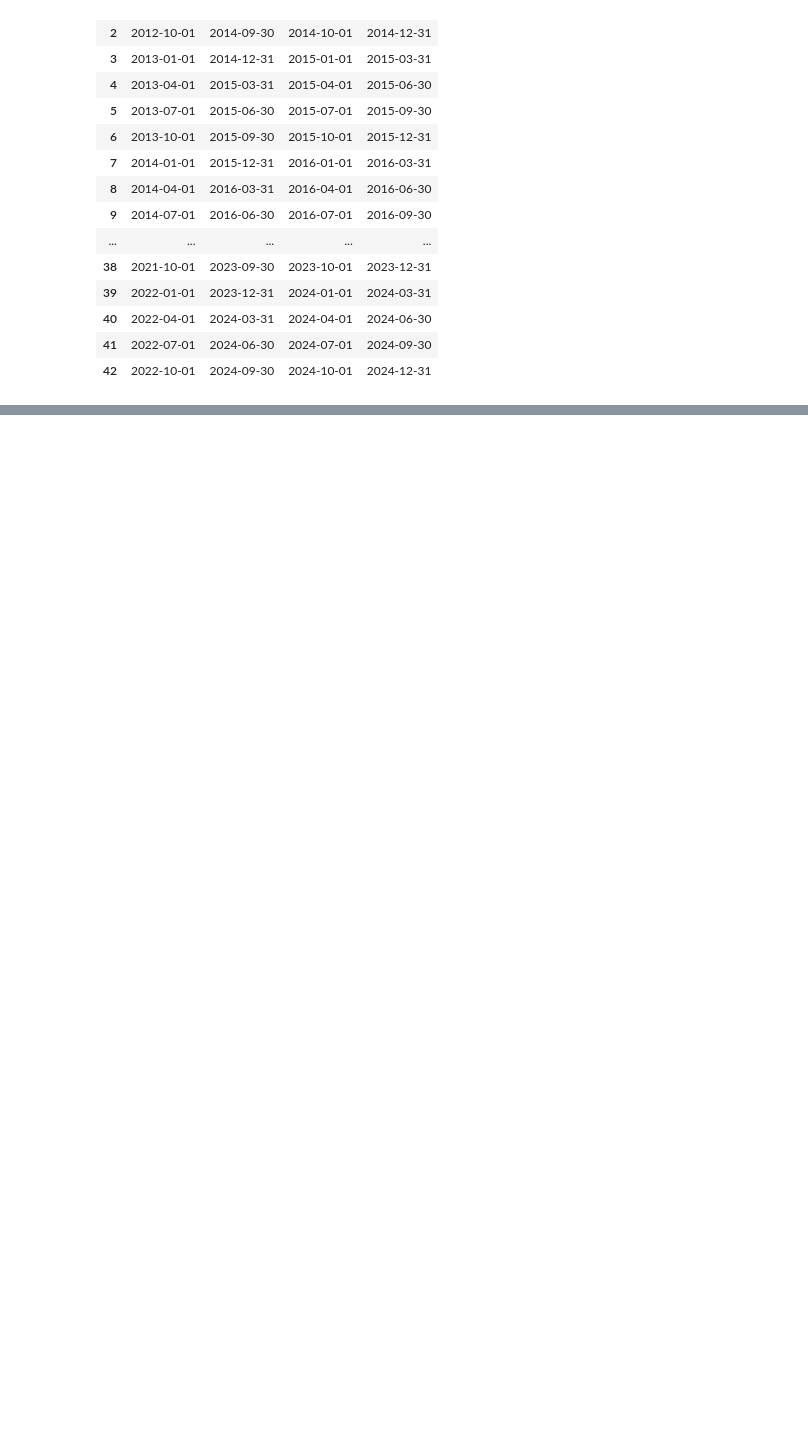
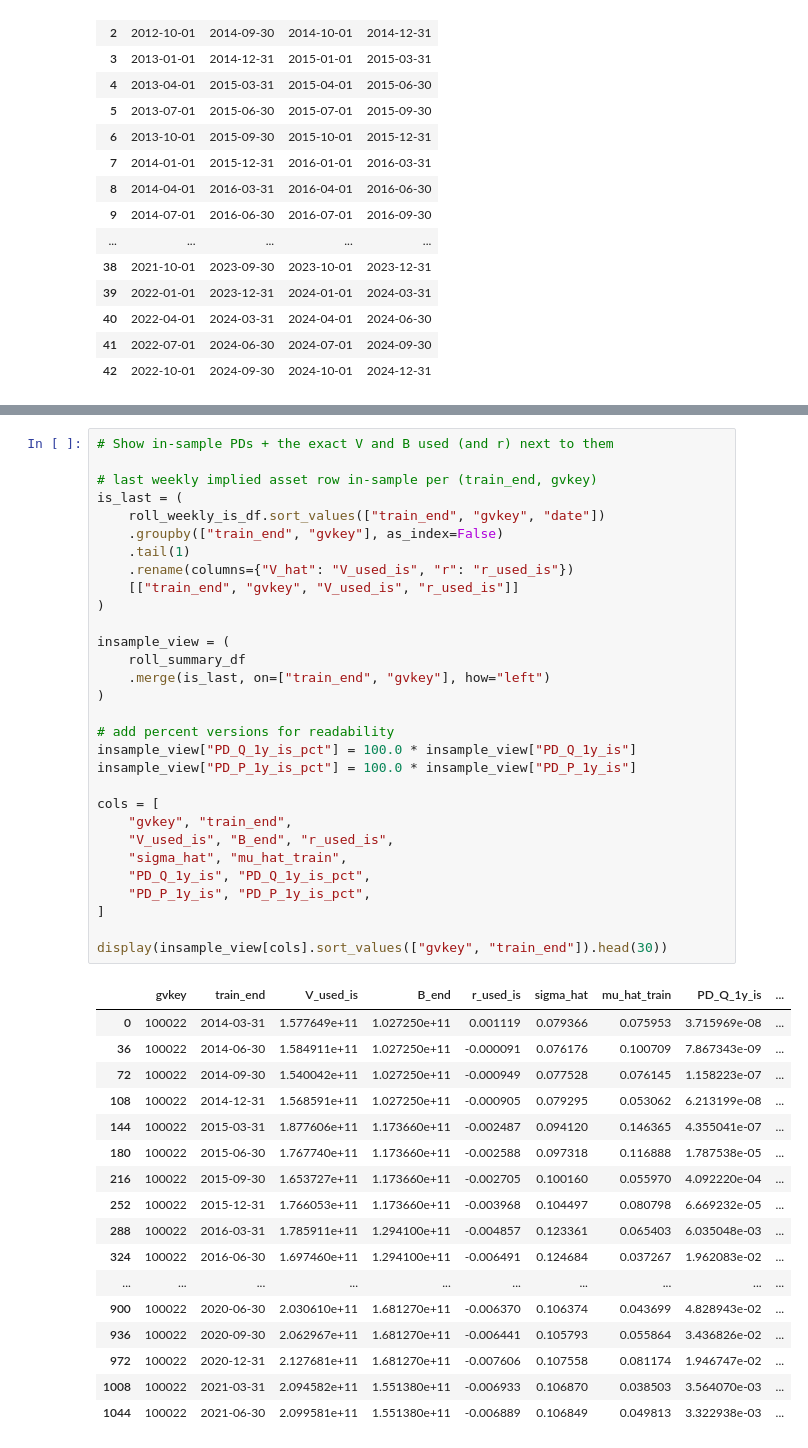
Before and after one commit to keenanveronica/Merton_NIGbayesian, a Jupyter notebook: merton_rolling_afonso.ipynb, the cells around one changed output, grey strips where cells are left out. Drawn from its saved outputs; the diff is of its cells as text; blank space fills up the shorter version.

```diff
--- a/merton_rolling_afonso.ipynb
+++ b/merton_rolling_afonso.ipynb
@@ -618,0 +635,48 @@ Name: sigma_hat, dtype: float64
+# %%
+# Show in-sample PDs + the exact V and B used (and r) next to them
+
+# last weekly implied asset row in-sample per (train_end, gvkey)
+is_last = (
+    roll_weekly_is_df.sort_values(["train_end", "gvkey", "date"])
+    .groupby(["train_end", "gvkey"], as_index=False)
+    .tail(1)
+    .rename(columns={"V_hat": "V_used_is", "r": "r_used_is"})
+    [["train_end", "gvkey", "V_used_is", "r_used_is"]]
+)
+
+insample_view = (
+    roll_summary_df
+    .merge(is_last, on=["train_end", "gvkey"], how="left")
+)
+
+# add percent versions for readability
+insample_view["PD_Q_1y_is_pct"] = 100.0 * insample_view["PD_Q_1y_is"]
+insample_view["PD_P_1y_is_pct"] = 100.0 * insample_view["PD_P_1y_is"]
+
+cols = [
+    "gvkey", "train_end",
+    "V_used_is", "B_end", "r_used_is",
+    "sigma_hat", "mu_hat_train",
+    "PD_Q_1y_is", "PD_Q_1y_is_pct",
+    "PD_P_1y_is", "PD_P_1y_is_pct",
+]
+
+display(insample_view[cols].sort_values(["gvkey", "train_end"]).head(30))
+# %% [output]
+|  | gvkey | train_end | V_used_is | B_end | r_used_is | sigma_hat | mu_hat_train | PD_Q_1y_is | ... |
+| 0 | 100022 | 2014-03-31 | 1.577649e+11 | 1.027250e+11 | 0.001119 | 0.079366 | 0.075953 | 3.715969e-08 | ... |
+| 36 | 100022 | 2014-06-30 | 1.584911e+11 | 1.027250e+11 | -0.000091 | 0.076176 | 0.100709 | 7.867343e-09 | ... |
+| 72 | 100022 | 2014-09-30 | 1.540042e+11 | 1.027250e+11 | -0.000949 | 0.077528 | 0.076145 | 1.158223e-07 | ... |
+| 108 | 100022 | 2014-12-31 | 1.568591e+11 | 1.027250e+11 | -0.000905 | 0.079295 | 0.053062 | 6.213199e-08 | ... |
+| 144 | 100022 | 2015-03-31 | 1.877606e+11 | 1.173660e+11 | -0.002487 | 0.094120 | 0.146365 | 4.355041e-07 | ... |
+| 180 | 100022 | 2015-06-30 | 1.767740e+11 | 1.173660e+11 | -0.002588 | 0.097318 | 0.116888 | 1.787538e-05 | ... |
+| 216 | 100022 | 2015-09-30 | 1.653727e+11 | 1.173660e+11 | -0.002705 | 0.100160 | 0.055970 | 4.092220e-04 | ... |
+| 252 | 100022 | 2015-12-31 | 1.766053e+11 | 1.173660e+11 | -0.003968 | 0.104497 | 0.080798 | 6.669232e-05 | ... |
+| 288 | 100022 | 2016-03-31 | 1.785911e+11 | 1.294100e+11 | -0.004857 | 0.123361 | 0.065403 | 6.035048e-03 | ... |
+| 324 | 100022 | 2016-06-30 | 1.697460e+11 | 1.294100e+11 | -0.006491 | 0.124684 | 0.037267 | 1.962083e-02 | ... |
+| ... | ... | ... | ... | ... | ... | ... | ... | ... | ... |
+| 900 | 100022 | 2020-06-30 | 2.030610e+11 | 1.681270e+11 | -0.006370 | 0.106374 | 0.043699 | 4.828943e-02 | ... |
+| 936 | 100022 | 2020-09-30 | 2.062967e+11 | 1.681270e+11 | -0.006441 | 0.105793 | 0.055864 | 3.436826e-02 | ... |
+| 972 | 100022 | 2020-12-31 | 2.127681e+11 | 1.681270e+11 | -0.007606 | 0.107558 | 0.081174 | 1.946747e-02 | ... |
+| 1008 | 100022 | 2021-03-31 | 2.094582e+11 | 1.551380e+11 | -0.006933 | 0.106870 | 0.038503 | 3.564070e-03 | ... |
+| 1044 | 100022 | 2021-06-30 | 2.099581e+11 | 1.551380e+11 | -0.006889 | 0.106849 | 0.049813 | 3.322938e-03 | ... |
```
Also changed, not shown: parts of 6 cells of this notebook, 1 other file.
